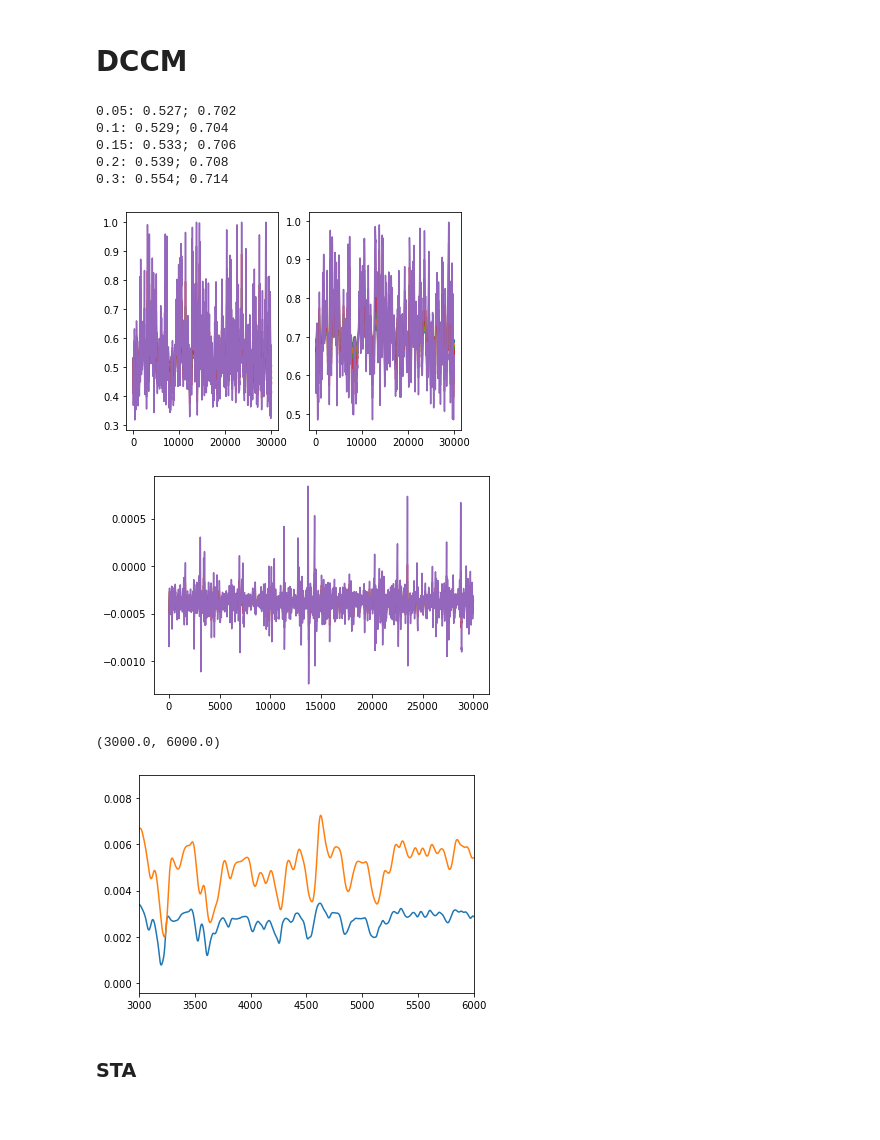
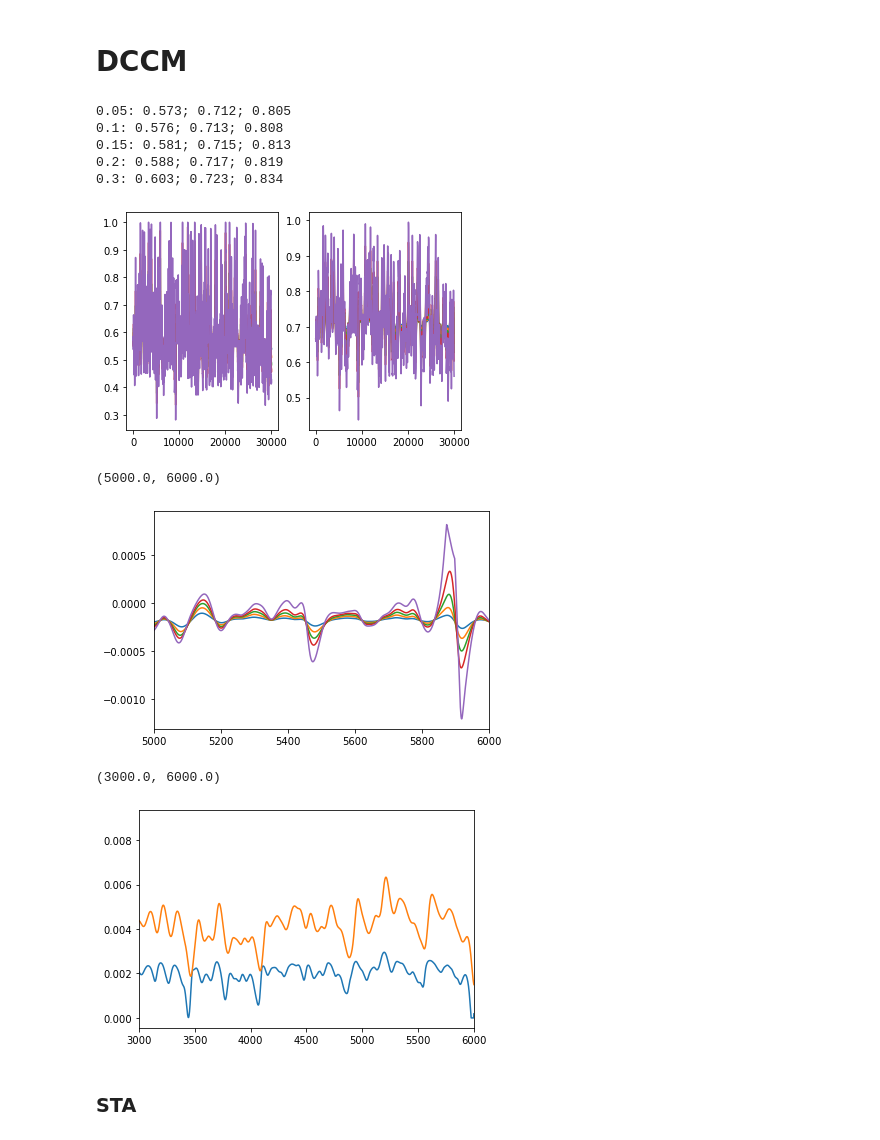
Before and after one commit to llincooi/retina_python, a Jupyter notebook: ContrastPaper/FBFF2GC_.ipynb, the cells around one changed output. Cells and saved outputs as stored; diff of their text form; code cells hidden in the pictures.

```diff
--- a/ContrastPaper/FBFF2GC_.ipynb
+++ b/ContrastPaper/FBFF2GC_.ipynb
@@ -39,12 +42,19 @@ def NGD_TK(T, m, n, alpha, beta, g, tau_y):
         z[i] = z[i-1] + dt*( -beta*z[i-1]+g*y[i-1])
     return y[:len(T):50], z[:len(T):50]
 # %%
-m = 4.037925
-n =	100
-alpha = 8.351984
-beta = 3.123359
-g =  442.699730/n
-tau_y = 0.050404
+# m = 4.037925
+# n =	100
+# alpha = 8.351984
+# beta = 3.123359
+# g =  442.699730/n
+# tau_y = 0.050404
+
+m = 16.416565
+n =	500
+alpha = 41.464099
+beta = 2.088120
+g =  1729.111153/n
+tau_y = 0.051583
 # %%
 dt = 0.01
 TKaxis = np.arange(101)*dt
@@ -96,15 +106,20 @@ plt.plot(baseOutput)
 window = [-1,1] # second
 timeaxis = np.arange(-100,101)*dt
 
-r = baseOutput
-r = NL(r, np.mean(r))
-Xcorr = np.correlate(x, r, 'same') / np.correlate(np.ones_like(x), r, 'same')
-baseOnXcorr = Xcorr[int(len(Xcorr)/2)-100 : int(len(Xcorr)/2)+101]
-
 r = -baseOutput
 r = NL(r, np.mean(r))
 Xcorr = np.correlate(x, r, 'same') / np.correlate(np.ones_like(x), r, 'same')
-baseOffXcorr = Xcorr[int(len(Xcorr)/2)-100 : int(len(Xcorr)/2)+101]
+baseXcorr = Xcorr[int(len(Xcorr)/2)-100 : int(len(Xcorr)/2)+101]
+
+r = -eOutput
+r = NL(r, np.mean(r))
+Xcorr = np.correlate(x, r, 'same') / np.correlate(np.ones_like(x), r, 'same')
+eXcorr = Xcorr[int(len(Xcorr)/2)-100 : int(len(Xcorr)/2)+101]
+
+r = sOutput
+r = NL(r, np.mean(r))
+Xcorr = np.correlate(x, r, 'same') / np.correlate(np.ones_like(x), r, 'same')
+sXcorr = Xcorr[int(len(Xcorr)/2)-100 : int(len(Xcorr)/2)+101]
 # %%
 state_num = 6
 xstate = EqualState(LPOU, state_num)[0]
@@ -137,46 +156,47 @@ def AddGainControl(r, B, tau):
     output[output<0] = 0
     return  output, gain
 # %%
-B_e = 4000 #To tune altitude of gain control (D=1/T)
+B_e = 5000 #To tune altitude of gain control (D=1/T) 4000; 5000
 tau_e = 0.1
 
-B_s = 320 #To tune altitude of gain control (D=1/T) 320,340,375
+B_s = 380 #To tune altitude of gain control (D=1/T) 320,340,375; 380,430,480
 tau_s = 0.6
 # %% [markdown]
 # DCCM
 # %%
 contrast_list = np.array([0.5,1,1.5,2,3])/mean
 DCCM_output = [0]*len(contrast_list)
 fig, ax = plt.subplots(1,2)
 for i in range(len(contrast_list)):
     eOutput = np.convolve( np.hstack((np.ones(apapt_step)*mean,LPOU*contrast_list[i]*mean+mean)), k_E, 'full')[:apapt_step+len(LPOU)]
     sOutput = np.convolve( np.hstack((np.ones(apapt_step)*mean,LPOU*contrast_list[i]*mean+mean)), k_S, 'full')[:apapt_step+len(LPOU)]
     eOutput, gain_e = AddGainControl(eOutput, B_e, tau_e)
     ax[0].plot(gain_e[apapt_step:])
     sOutput, gain_s = AddGainControl(sOutput, B_s, tau_s)
     ax[1].plot(gain_s[apapt_step:]) # make sure the value of gain is good
-    print(str(round(contrast_list[i], 3))+': '+str(round(np.mean(gain_e),3))+'; '+str(round(np.mean(gain_s),3)))
-    DCCM_output[i] = -eOutput[apapt_step:]*(1-psi)+sOutput[apapt_step:]*psi
+    print(str(round(contrast_list[i], 3))+': '+str(round(np.mean(gain_e),3))+'; '+str(round(np.mean(gain_s),3))+'; '+str(round(np.mean(gain_e)/np.mean(gain_s),3)))
+    DCCM_output[i] = (-eOutput[apapt_step:]*(1-psi)+sOutput[apapt_step:]*psi)
 # %% [output]
-0.05: 0.527; 0.702
-0.1: 0.529; 0.704
-0.15: 0.533; 0.706
-0.2: 0.539; 0.708
-0.3: 0.554; 0.714
+0.05: 0.573; 0.712; 0.805
+0.1: 0.576; 0.713; 0.808
+0.15: 0.581; 0.715; 0.813
+0.2: 0.588; 0.717; 0.819
+0.3: 0.603; 0.723; 0.834
-[figure, old version]
+[figure, new version]
 # %%
 for i in range(len(contrast_list)):
     plt.plot(DCCM_output[i])
-# plt.xlim(5000,6000)
+plt.xlim(5000,6000)
 # %% [output]
+(5000.0, 6000.0)
-[figure, old version]
+[figure, new version]
 # %%
 plt.plot(eOutput)
 plt.plot(sOutput)
 plt.xlim(3000,6000)
 # %% [output]
 (3000.0, 6000.0)
-[figure, old version]
+[figure, new version]
 # %% [markdown]
 ### STA
 # %%
```
Also changed, not shown: parts of 12 cells of this notebook, 3 other files.
